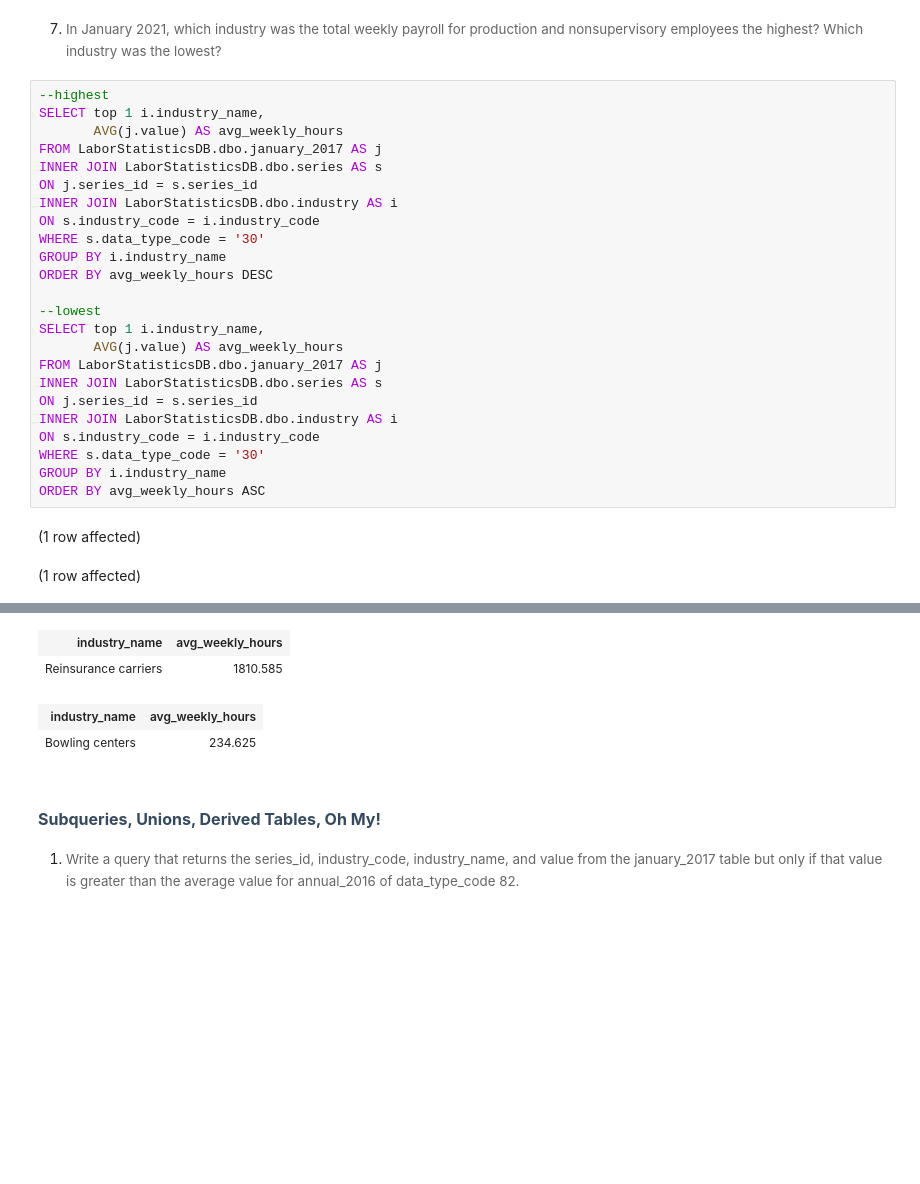
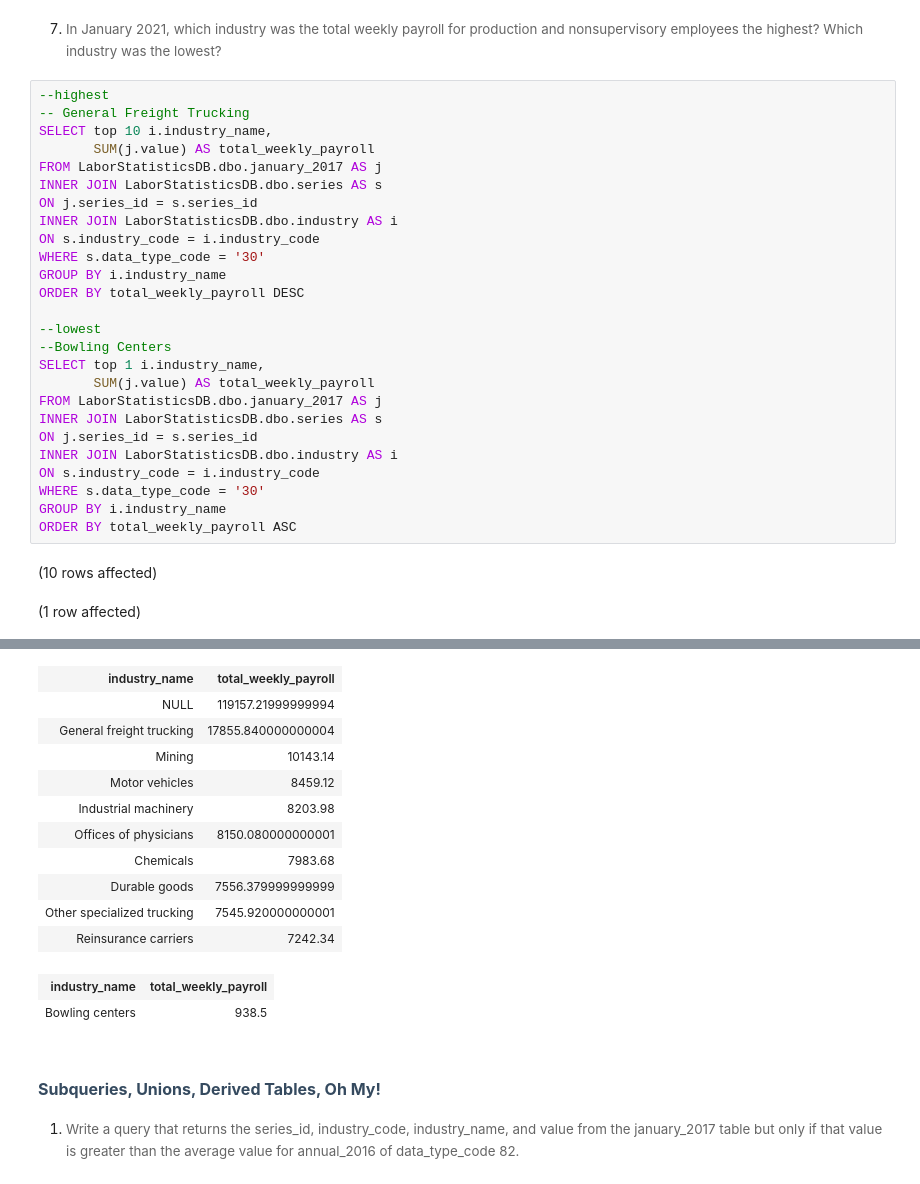
Before and after one commit to fsaidova74/Assignment3_9to5, a Jupyter notebook: 9to5.ipynb, the cells around one changed output, grey strips where cells are left out. Saved outputs shown, nothing was run; the diff lists cells and outputs as text; blank space fills up the shorter version.

```diff
--- a/9to5.ipynb
+++ b/9to5.ipynb
@@ -369,8 +351,9 @@ Total execution time: 00:00:00.158
 7. <span style="background-color: rgb(255, 255, 255); font-size: 10pt; white-space: pre-wrap; color: rgb(102, 102, 102); font-family: Arvo, serif;">In January 2021, which industry was the total weekly payroll for production and nonsupervisory employees the highest? Which industry was the lowest?</span>
 # %%
 --highest
-SELECT top 1 i.industry_name,
-       AVG(j.value) AS avg_weekly_hours
+-- General Freight Trucking
+SELECT top 10 i.industry_name,
+       SUM(j.value) AS total_weekly_payroll
 FROM LaborStatisticsDB.dbo.january_2017 AS j
 INNER JOIN LaborStatisticsDB.dbo.series AS s
 ON j.series_id = s.series_id
@@ -378,11 +361,12 @@ INNER JOIN LaborStatisticsDB.dbo.industry AS i
 ON s.industry_code = i.industry_code
 WHERE s.data_type_code = '30'
 GROUP BY i.industry_name
-ORDER BY avg_weekly_hours DESC
+ORDER BY total_weekly_payroll DESC
 
 --lowest
+--Bowling Centers
 SELECT top 1 i.industry_name,
-       AVG(j.value) AS avg_weekly_hours
+       SUM(j.value) AS total_weekly_payroll
 FROM LaborStatisticsDB.dbo.january_2017 AS j
 INNER JOIN LaborStatisticsDB.dbo.series AS s
 ON j.series_id = s.series_id
@@ -390,7 +374,7 @@ INNER JOIN LaborStatisticsDB.dbo.industry AS i
 ON s.industry_code = i.industry_code
 WHERE s.data_type_code = '30'
 GROUP BY i.industry_name
-ORDER BY avg_weekly_hours ASC
+ORDER BY total_weekly_payroll ASC
 # %% [output]
-(1 row affected)
+(10 rows affected)
 (1 row affected)
@@ -398,7 +382,16 @@ Total execution time: 00:00:00.479
-| industry_name | avg_weekly_hours |
-| Reinsurance carriers | 1810.585 |
+| industry_name | total_weekly_payroll |
+| NULL | 119157.21999999994 |
+| General freight trucking | 17855.840000000004 |
+| Mining | 10143.14 |
+| Motor vehicles | 8459.12 |
+| Industrial machinery | 8203.98 |
+| Offices of physicians | 8150.080000000001 |
+| Chemicals | 7983.68 |
+| Durable goods | 7556.379999999999 |
+| Other specialized trucking | 7545.920000000001 |
+| Reinsurance carriers | 7242.34 |
-| industry_name | avg_weekly_hours |
-| Bowling centers | 234.625 |
+| industry_name | total_weekly_payroll |
+| Bowling centers | 938.5 |
 # %% [markdown]
 ## <span style="font-size: 12pt; font-family: Montserrat, sans-serif; color: rgb(53, 74, 95); background-color: rgb(255, 255, 255); font-weight: 700; font-variant-numeric: normal; font-variant-east-asian: normal; vertical-align: baseline; white-space: pre-wrap;">Subqueries, Unions, Derived Tables, Oh My!</span>
 
```
Also changed, not shown: parts of 5 cells of this notebook.
